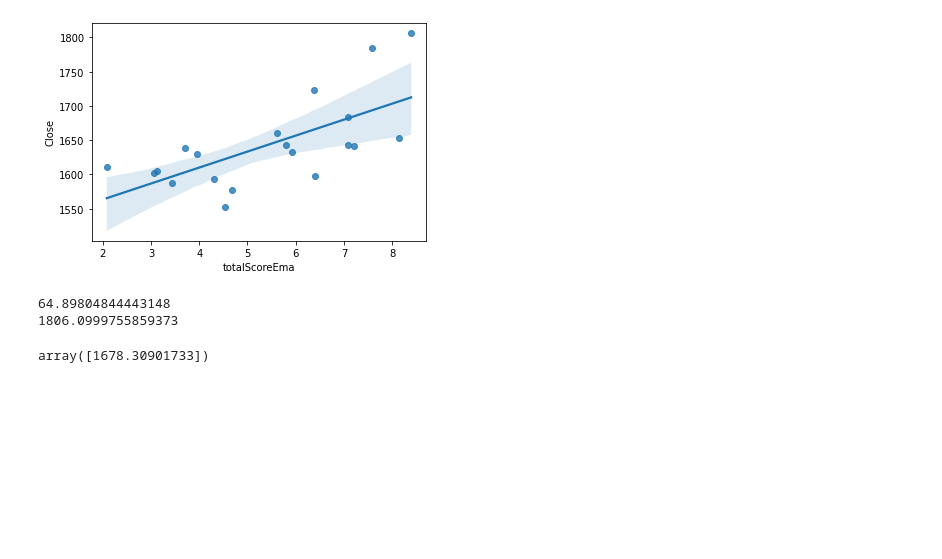
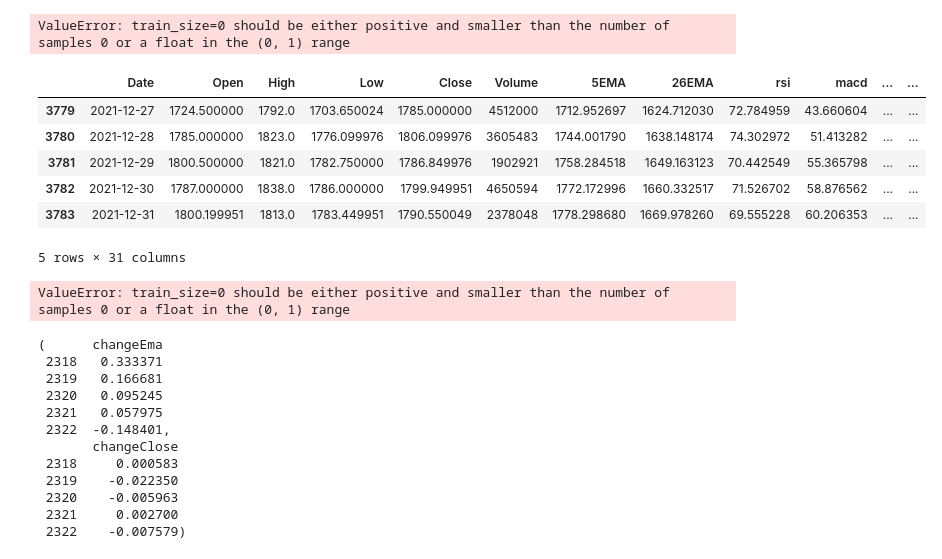
Before and after one commit to Dev-Mehta/StocksProject, a Jupyter notebook: model/model_lr.ipynb, the cells around one changed output. Cells and saved outputs as stored; diff of their text form; code cells hidden in the pictures; blank space fills up the shorter version.

```diff
--- a/model/model_lr.ipynb
+++ b/model/model_lr.ipynb
@@ -110,0 +207,12 @@ array([[7.93197503]])
+# %%
+totalScoreL = [0,0,0,0,0]
+for i in range(len(data.index.values)-5):
+	df = data[i:i+5]
+	rsiScore = get_score(df, indicator='rsi')
+	macdScore = get_score(df, indicator='macd')
+	emaScore = get_score(df, indicator='ema')
+	volumeScore = get_score(df, indicator='volume')
+	macdBuyScore = get_score(df, indicator='macd_buy', entry_type='long')
+	emaBuyScore = get_score(df, indicator='ema_buy', entry_type='long')
+	totalScore = rsiScore + macdScore + emaScore + volumeScore + macdBuyScore + emaBuyScore
+	totalScoreL.append(totalScore)
@@ -144,14 +239,47 @@ RandomForestRegressor(random_state=0)
-# %%
-import seaborn as sns
-sns.regplot(data['totalScoreEma'], data['Close'])
-plt.show()
-# %% [output]
-[figure, removed]
-# %%
-print(data.Close.std())
-print(data.Close.values[-1])
-regressor.predict(yhat)#predict close
-# %% [output]
-64.89804844443148
-1806.0999755859373
-array([1678.30901733])
+# %%
+data['totalScore'] = totalScoreL
+data['totalScoreEma'] = data.totalScore.ewm(span=5).mean()
+data = data.dropna()
+data["prevClose"] = data.Close.shift(1)
+data['changeClose'] = data[['Close','prevClose']].pct_change(axis=1)['Close']
+data["prevScore"] = data.totalScoreEma.shift(1)
+data['changeEma'] = data[['totalScoreEma','prevScore']].pct_change(axis=1)['totalScoreEma']
+features = ['changeEma']
+y = data[['changeClose']]
+X = data[features]
+X_train, X_test, y_train, y_test = train_test_split(X, y, train_size= 7 * len(X) // 10,shuffle=False)
+# %% [output]
+ValueError: train_size=0 should be either positive and smaller than the number of samples 0 or a float in the (0, 1) range
+# %%
+data.tail()
+# %% [output]
+|  | Date | Open | High | Low | Close | Volume | 5EMA | 26EMA | rsi | macd | ... | ... |
+| 3779 | 2021-12-27 | 1724.500000 | 1792.0 | 1703.650024 | 1785.000000 | 4512000 | 1712.952697 | 1624.712030 | 72.784959 | 43.660604 | ... | ... |
+| 3780 | 2021-12-28 | 1785.000000 | 1823.0 | 1776.099976 | 1806.099976 | 3605483 | 1744.001790 | 1638.148174 | 74.302972 | 51.413282 | ... | ... |
+| 3781 | 2021-12-29 | 1800.500000 | 1821.0 | 1782.750000 | 1786.849976 | 1902921 | 1758.284518 | 1649.163123 | 70.442549 | 55.365798 | ... | ... |
+| 3782 | 2021-12-30 | 1787.000000 | 1838.0 | 1786.000000 | 1799.949951 | 4650594 | 1772.172996 | 1660.332517 | 71.526702 | 58.876562 | ... | ... |
+| 3783 | 2021-12-31 | 1800.199951 | 1813.0 | 1783.449951 | 1790.550049 | 2378048 | 1778.298680 | 1669.978260 | 69.555228 | 60.206353 | ... | ... |
+5 rows × 31 columns
+# %%
+X = X.dropna()
+y = y.dropna()
+X_train, X_test, y_train, y_test = train_test_split(X, y, train_size= 7 * len(X) // 10,shuffle=False)
+# %% [output]
+ValueError: train_size=0 should be either positive and smaller than the number of samples 0 or a float in the (0, 1) range
+# %%
+model.fit(X_train, y_train)
+preds = model.predict(X_test)
+X.head(), y.head()
+# %% [output]
+(      changeEma
+ 2318   0.333371
+ 2319   0.166681
+ 2320   0.095245
+ 2321   0.057975
+ 2322  -0.148401,
+       changeClose
+ 2318     0.000583
+ 2319    -0.022350
+ 2320    -0.005963
+ 2321     0.002700
+ 2322    -0.007579)
```
Also changed, not shown: parts of 14 cells of this notebook, 5 other files.
